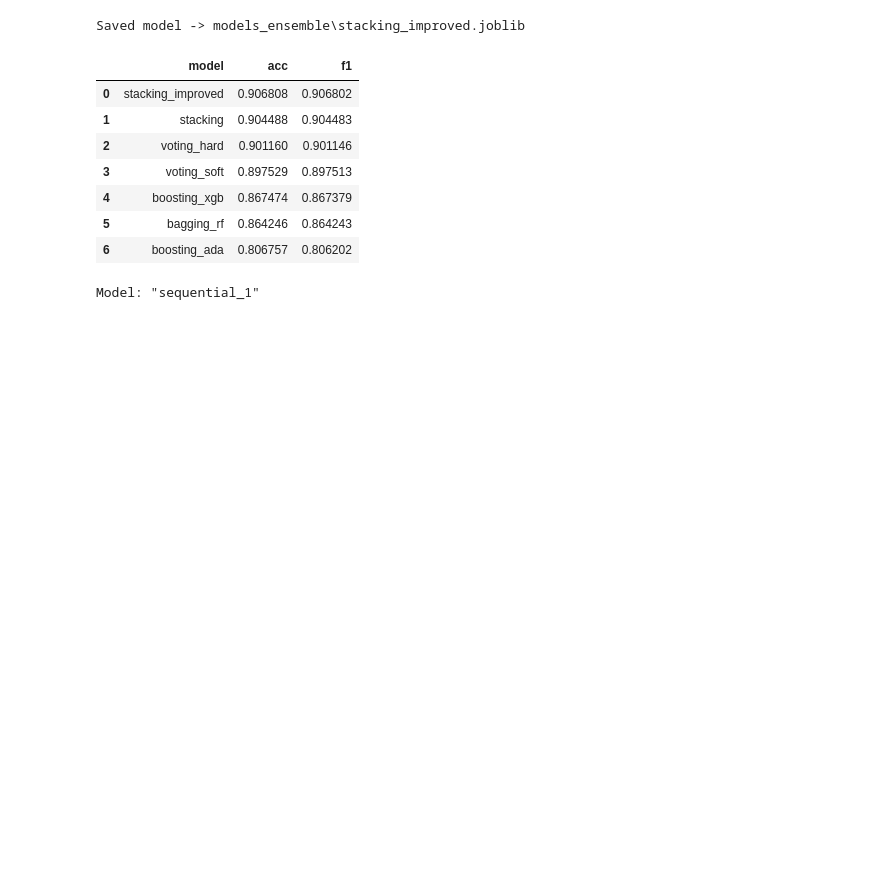
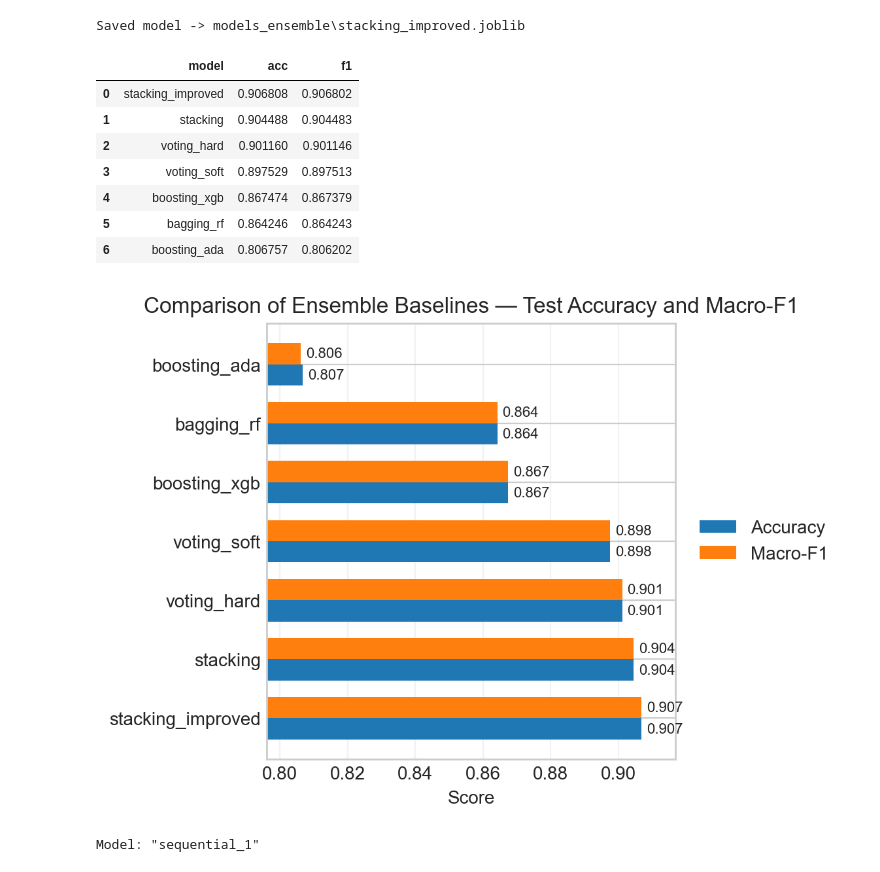
Before and after one commit to brandonkimchi/NLP_Project, a Jupyter notebook: main.ipynb, the cells around one changed output. Drawn from its saved outputs; the diff is of its cells as text; code cells hidden in the pictures; blank space fills up the shorter version.

```diff
--- a/main.ipynb
+++ b/main.ipynb
@@ -564,6 +656,60 @@ Saved model -> models_ensemble\stacking_improved.joblib
 | 4 | boosting_xgb | 0.867474 | 0.867379 |
 | 5 | bagging_rf | 0.864246 | 0.864243 |
 | 6 | boosting_ada | 0.806757 | 0.806202 |
+# %%
+import numpy as np
+import matplotlib.pyplot as plt
+
+data = [
+    {"model": "stacking_improved", "acc": 0.906808, "f1": 0.906802},
+    {"model": "stacking",          "acc": 0.904488, "f1": 0.904483},
+    {"model": "voting_hard",       "acc": 0.901160, "f1": 0.901146},
+    {"model": "voting_soft",       "acc": 0.897529, "f1": 0.897513},
+    {"model": "boosting_xgb",      "acc": 0.867474, "f1": 0.867379},
+    {"model": "bagging_rf",        "acc": 0.864246, "f1": 0.864243},
+    {"model": "boosting_ada",      "acc": 0.806757, "f1": 0.806202},
+]
+
+# Sort by primary metric (F1) descending for a clean ranking
+data = sorted(data, key=lambda r: r["f1"], reverse=True)
+
+labels = [d["model"] for d in data]
+accs   = np.array([d["acc"] for d in data], dtype=float)
+f1s    = np.array([d["f1"]  for d in data], dtype=float)
+
+y = np.arange(len(labels))
+h = 0.36  # bar height
+
+# Dynamic x-limits with small padding
+xmin = max(0.0, min(accs.min(), f1s.min()) - 0.01)
+xmax = min(1.0, max(accs.max(), f1s.max()) + 0.01)
+
+fig, ax = plt.subplots(figsize=(7.2, 4.2), dpi=200)
+
+# Grouped horizontal bars
+ax.barh(y - h/2, accs, h, label="Accuracy")
+ax.barh(y + h/2, f1s,  h, label="Macro-F1")
+
+# Value labels at bar ends
+for i in range(len(labels)):
+    ax.text(accs[i] + 0.0015, y[i] - h/2, f"{accs[i]:.3f}", va="center", fontsize=8)
+    ax.text(f1s[i]  + 0.0015, y[i] + h/2, f"{f1s[i]:.3f}",  va="center", fontsize=8)
+
+# Axes & styling
+ax.set_xlim(xmin, xmax)
+ax.set_xlabel("Score")
+ax.set_yticks(y)
+ax.set_yticklabels(labels)
+ax.set_title("Comparison of Ensemble Baselines — Test Accuracy and Macro-F1")
+ax.grid(axis="x", alpha=0.25)
+
+# Legend outside on the right (prevents overlap)
+ax.legend(loc="center left", bbox_to_anchor=(1.02, 0.5), frameon=False)
+fig.tight_layout(rect=[0, 0, 0.82, 1])  # leave room for the legend
+
+plt.show()
+# %% [output]
+[figure, added]
 # %%
 # Deep learning: LSTM baseline
 
```
Also changed, not shown: parts of 4 cells of this notebook.
